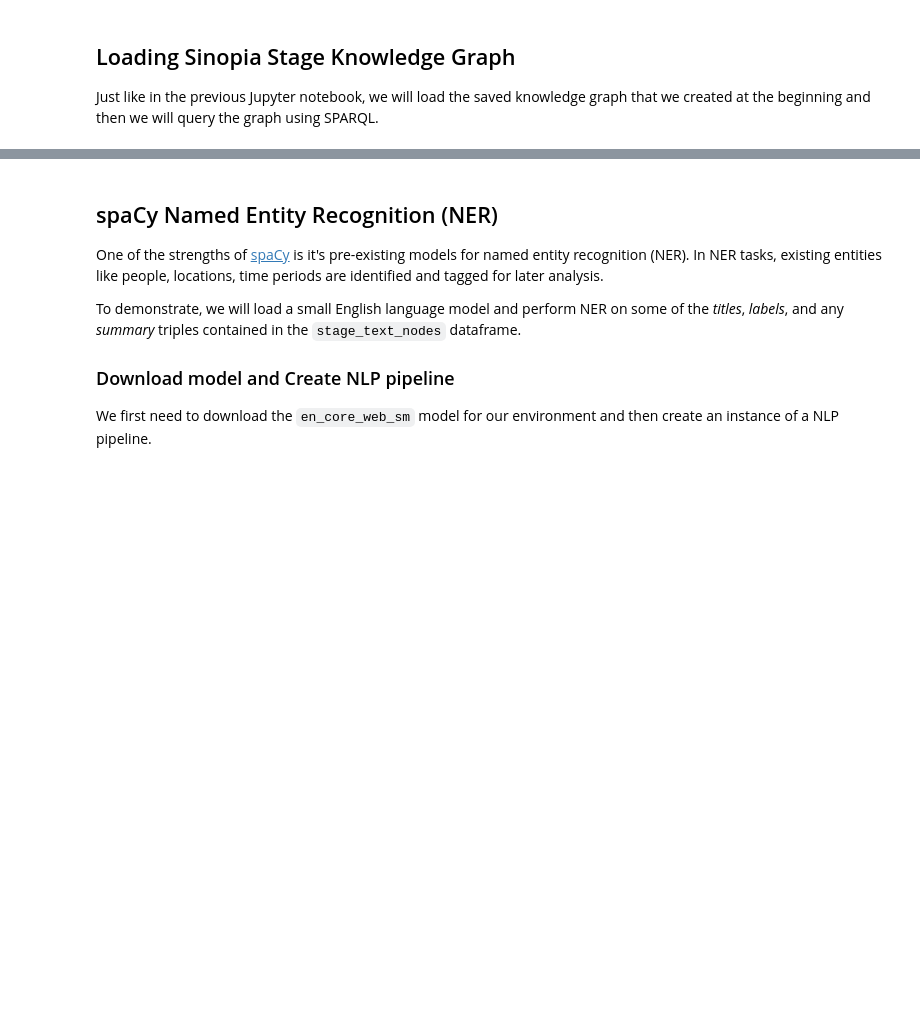
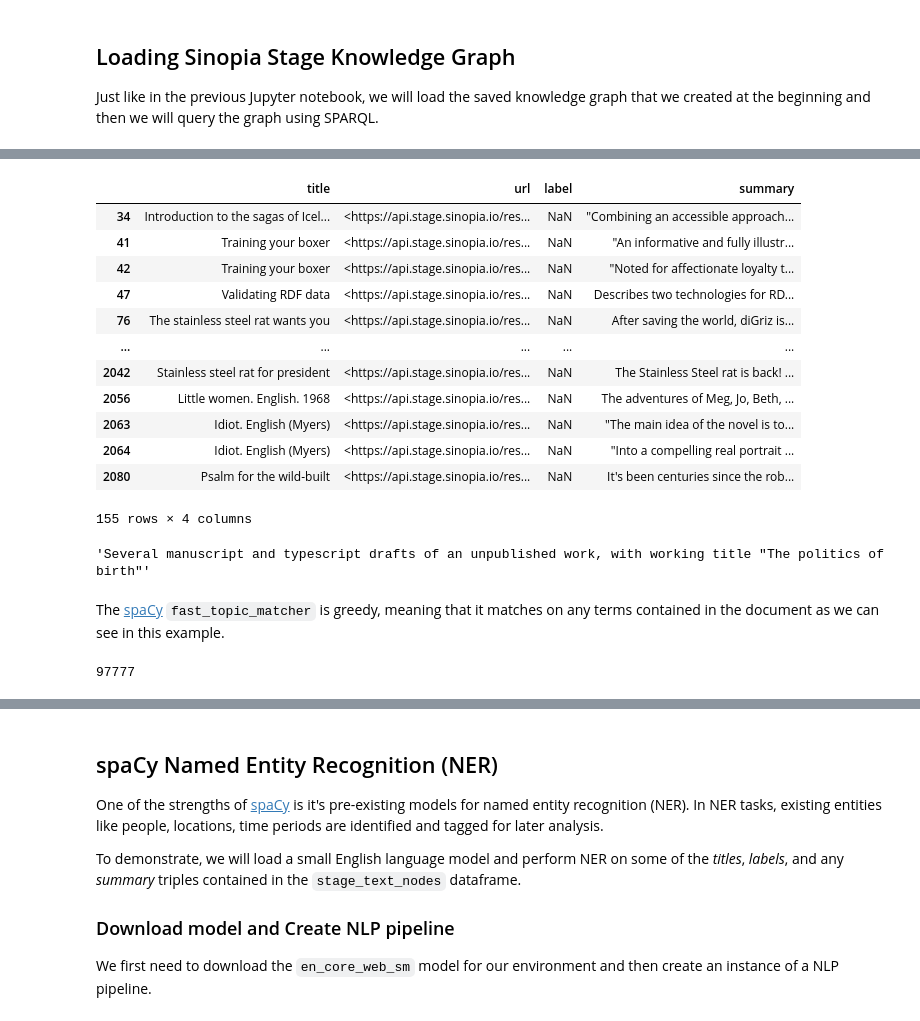
Before and after one commit to LD4P/rdf-ai-workshop, a Jupyter notebook: 03_NLPspaCy.ipynb, the cells around one changed output, grey strips where cells are left out. Saved outputs shown, nothing was run; the diff lists cells and outputs as text; code cells hidden in the pictures; blank space fills up the shorter version.

```diff
--- a/03_NLPspaCy.ipynb
+++ b/03_NLPspaCy.ipynb
@@ -119 +168,21 @@ stage_text_nodes.tail()
+# %%
+stage_text_nodes.loc[~stage_text_nodes["summary"].isnull()]
+# %% [output]
+|  | title | url | label | summary |
+| 34 | Introduction to the sagas of Icel... | <https://api.stage.sinopia.io/res... | NaN | "Combining an accessible approach... |
+| 41 | Training your boxer | <https://api.stage.sinopia.io/res... | NaN | "An informative and fully illustr... |
+| 42 | Training your boxer | <https://api.stage.sinopia.io/res... | NaN | "Noted for affectionate loyalty t... |
+| 47 | Validating RDF data | <https://api.stage.sinopia.io/res... | NaN | Describes two technologies for RD... |
+| 76 | The stainless steel rat wants you | <https://api.stage.sinopia.io/res... | NaN | After saving the world, diGriz is... |
+| ... | ... | ... | ... | ... |
+| 2042 | Stainless steel rat for president | <https://api.stage.sinopia.io/res... | NaN | The Stainless Steel rat is back! ... |
+| 2056 | Little women. English. 1968 | <https://api.stage.sinopia.io/res... | NaN | The adventures of Meg, Jo, Beth, ... |
+| 2063 | Idiot. English (Myers) | <https://api.stage.sinopia.io/res... | NaN | "The main idea of the novel is to... |
+| 2064 | Idiot. English (Myers) | <https://api.stage.sinopia.io/res... | NaN | "Into a compelling real portrait ... |
+| 2080 | Psalm for the wild-built | <https://api.stage.sinopia.io/res... | NaN | It's been centuries since the rob... |
+155 rows × 4 columns
+# %%
+stage_text_nodes.iloc[1855].summary
+# %% [output]
+'Several manuscript and typescript drafts of an unpublished work, with working title "The politics of birth"'
 # %%
@@ -121,3 +190,9 @@ doc = nlp(stage_text_nodes.iloc[11484].summary)
+# %% [markdown]
+The [spaCy][SPACY] `fast_topic_matcher` is greedy, meaning that it matches on any terms contained in the document as we can see in this example.
+
+[SPACY]: https://spacy.io/
 # %%
-len(fast_topic_matcher(doc))
+len(fast_topic_matcher(doc1855))
+# %% [output]
+97777
 # %%
```
Also changed, not shown: parts of 43 cells of this notebook, 6 other files.
